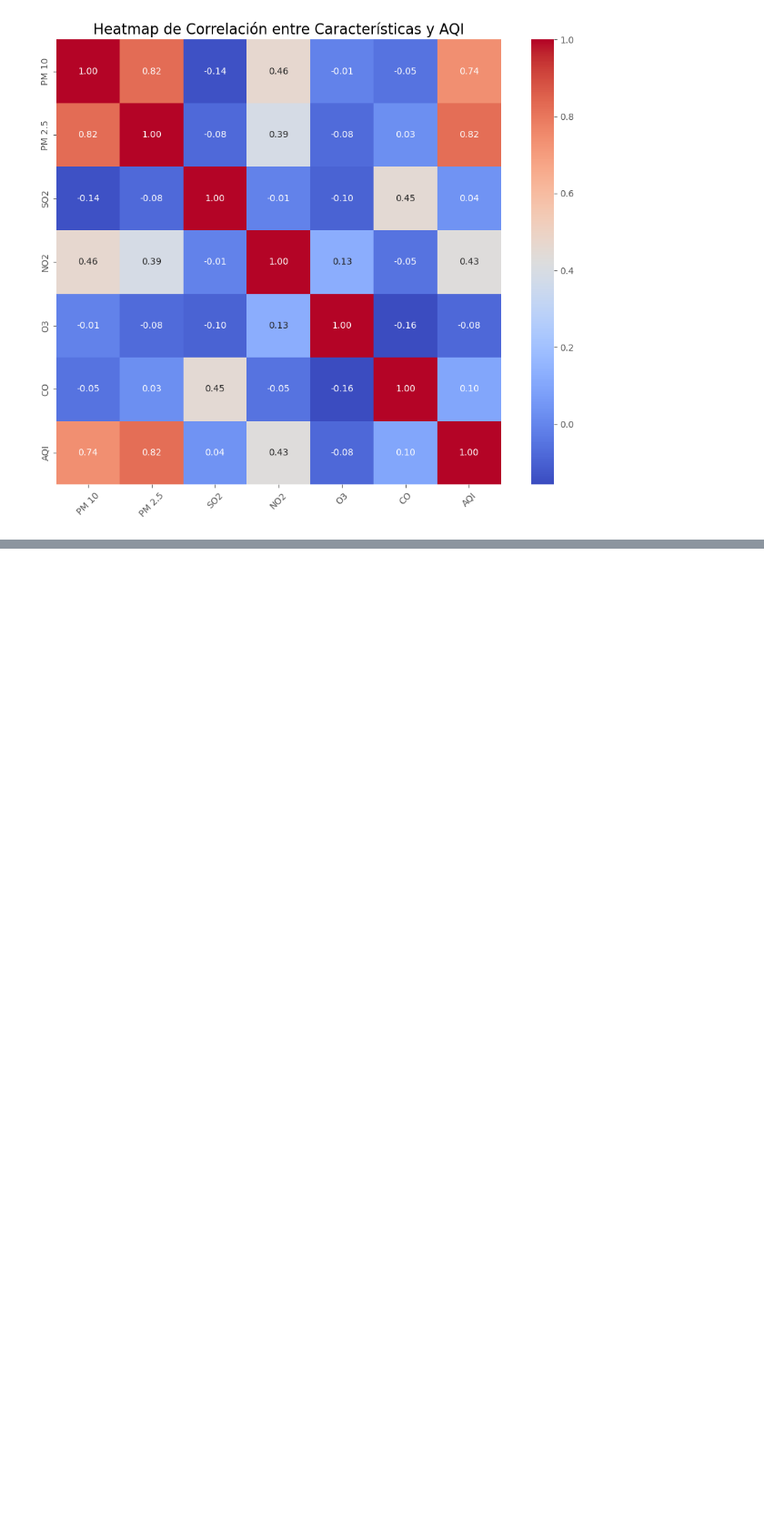
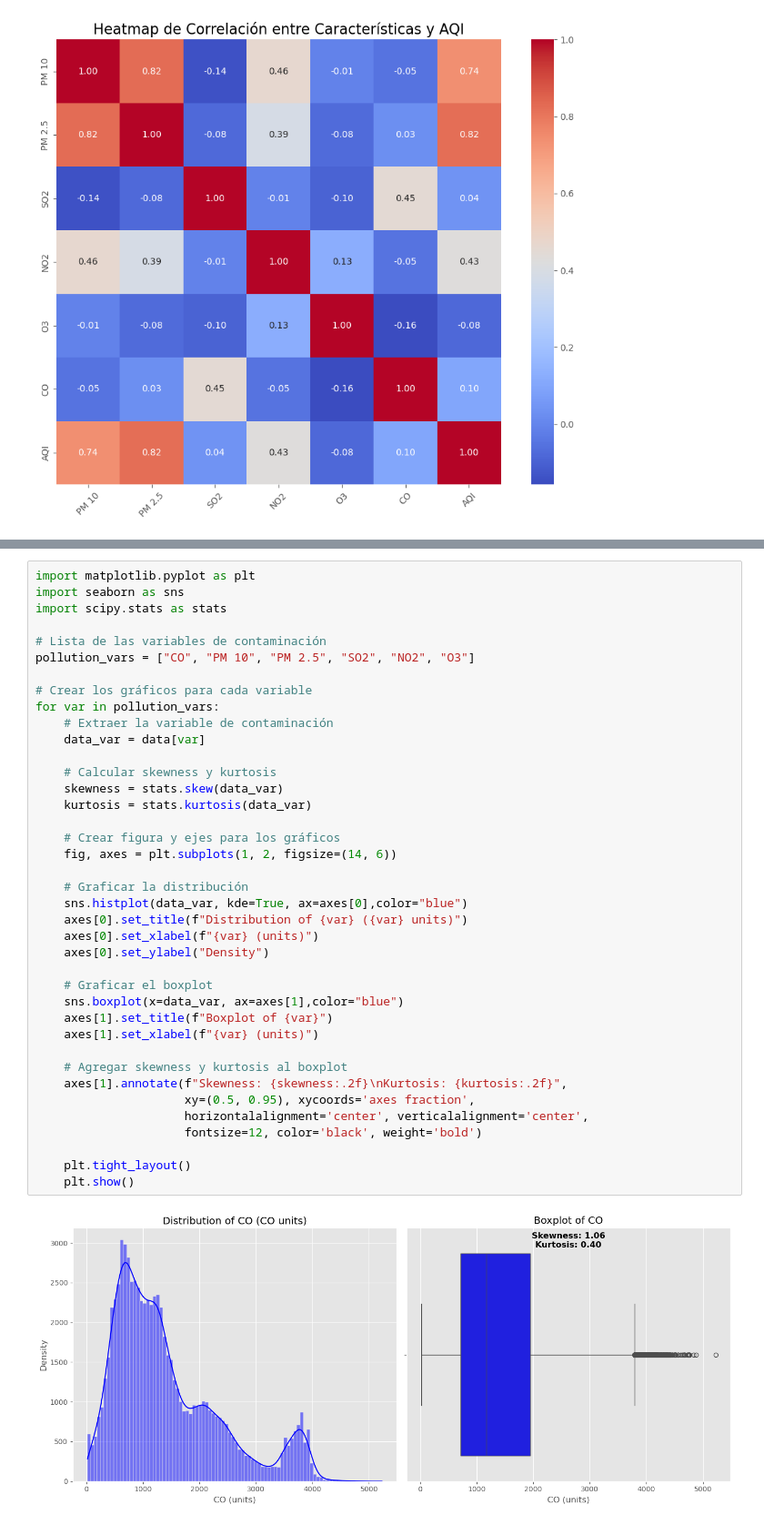
Before and after one commit to Sxrg1o/IA-TA, a Jupyter notebook: Preprocesamiento_caso_estudio_adaptado.ipynb, the cells around one changed output, grey strips where cells are left out. Shown at 91% size. Saved outputs shown, nothing was run; the diff lists cells and outputs as text; blank space fills up the shorter version.

```diff
--- a/Preprocesamiento_caso_estudio_adaptado.ipynb
+++ b/Preprocesamiento_caso_estudio_adaptado.ipynb
@@ -642,0 +543,41 @@ df.to_excel('DatosProcesados.xlsx')
+# %%
+import matplotlib.pyplot as plt
+import seaborn as sns
+import scipy.stats as stats
+
+# Lista de las variables de contaminación
+pollution_vars = ["CO", "PM 10", "PM 2.5", "SO2", "NO2", "O3"]
+
+# Crear los gráficos para cada variable
+for var in pollution_vars:
+    # Extraer la variable de contaminación
+    data_var = data[var]
+
+    # Calcular skewness y kurtosis
+    skewness = stats.skew(data_var)
+    kurtosis = stats.kurtosis(data_var)
+
+    # Crear figura y ejes para los gráficos
+    fig, axes = plt.subplots(1, 2, figsize=(14, 6))
+
+    # Graficar la distribución
+    sns.histplot(data_var, kde=True, ax=axes[0],color="blue")
+    axes[0].set_title(f"Distribution of {var} ({var} units)")
+    axes[0].set_xlabel(f"{var} (units)")
+    axes[0].set_ylabel("Density")
+
+    # Graficar el boxplot
+    sns.boxplot(x=data_var, ax=axes[1],color="blue")
+    axes[1].set_title(f"Boxplot of {var}")
+    axes[1].set_xlabel(f"{var} (units)")
+
+    # Agregar skewness y kurtosis al boxplot
+    axes[1].annotate(f"Skewness: {skewness:.2f}\nKurtosis: {kurtosis:.2f}",
+                     xy=(0.5, 0.95), xycoords='axes fraction',
+                     horizontalalignment='center', verticalalignment='center',
+                     fontsize=12, color='black', weight='bold')
+
+    plt.tight_layout()
+    plt.show()
+# %% [output]
+[figure, added]
```
Also changed, not shown: parts of 42 cells of this notebook.
